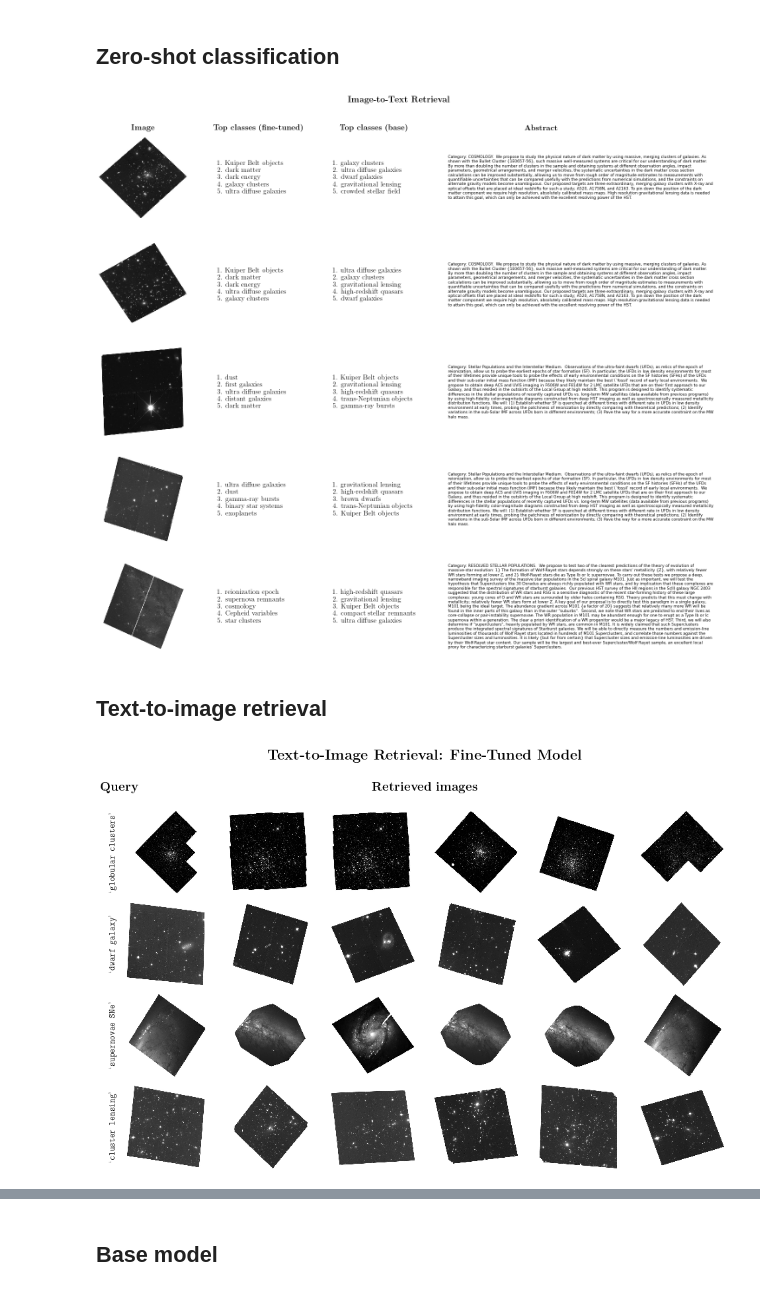
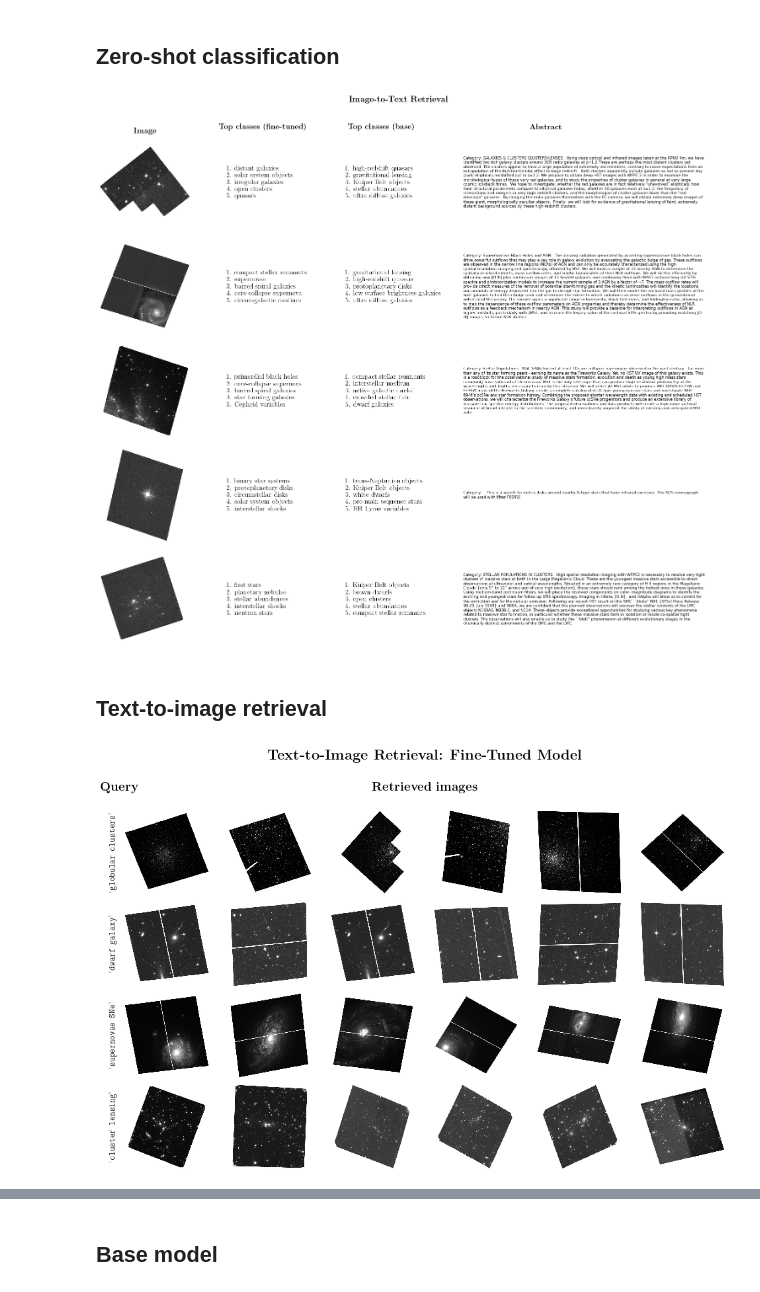
Before and after one commit to smsharma/PAPERCLIP-Hubble, a Jupyter notebook: notebooks/03_eval.ipynb, the cells around one changed output, grey strips where cells are left out. Drawn from its saved outputs; the diff is of its cells as text; code cells hidden in the pictures.

Commit message:
Get restore working in eval notebook; reinstate augmentations for eval

```diff
--- a/notebooks/03_eval.ipynb
+++ b/notebooks/03_eval.ipynb
@@ -105,10 +100,10 @@ if state is restored_state:
 # %%
-from models.dataset_utils import make_dataloader, create_input_iter
+from utils.dataset_utils import make_dataloader, create_input_iter
 import tensorflow as tf
 
-files = tf.io.gfile.glob(f"../data/tfrecords_v3/*val*.tfrecord")
+files = tf.io.gfile.glob(f"/n/holyscratch01/iaifi_lab/smsharma/hubble_data/tfrecords_v4/*val*.tfrecord")
 
-ds = make_dataloader(files, batch_size=32, seed=42, split="val", shuffle=False)
+ds = make_dataloader(files, batch_size=32, seed=42, split="val", shuffle=True)
 batches = iter(ds)
 # %%
 tokenizer = AutoTokenizer.from_pretrained("openai/clip-vit-base-patch16")
@@ -163,7 +158,7 @@ hubble_observation_categories = [
     "open clusters", "pre-main sequence stars", "protostars",
     "protoplanetary disks", "jets and outflows", "interstellar shocks",
     "HII regions", "planetary nebulae", "supernova remnants",
-    "stellar winds", "red giants", "Cepheid variables",
+    "red giants", "Cepheid variables",
     "RR Lyrae variables", "stellar abundances", "stellar dynamics",
     "compact stellar remnants", "Einstein rings","trans-Neptunian objects",
     "cosmic microwave background",
@@ -200,7 +195,7 @@ import matplotlib.pyplot as plt
 # Assuming these functions and variables are already defined:
 # model, inputs_images, claude_science_cat_inputs, restored_state, display_content, images, captions, claude_science_cat
 
-indices = [0, 2, 15, 22, 26]  # Replace with your list of indices
+indices = [1,3,4,7,9]  # Replace with your list of indices
 num_rows = len(indices)
 
 # Adjust the figsize and width_ratios as needed
@@ -210,8 +205,8 @@ gs = gridspec.GridSpec(nrows=num_rows, ncols=4, width_ratios=[1, 1, 1, 2])
 for row, idx in enumerate(indices):
     # Compute features, similarities, etc. as before
 
-    image_feat = model.get_image_features(inputs_images['pixel_values'][idx:idx + 1], params=restored_state.params);
-    text_feat = model.get_text_features(**hubble_observation_categories_inputs, params=restored_state.params)
+    image_feat = model.get_image_features(inputs_images['pixel_values'][idx:idx + 1], params=raw_restored['params']);
+    text_feat = model.get_text_features(**hubble_observation_categories_inputs, params=raw_restored['params'])
 
     cats = [hubble_observation_categories[i] for i in np.argsort(jax.vmap(cosine_similarity, in_axes=(0, None))(text_feat, image_feat[0]))[::-1]][:5]
     ranked_cats = [f"{i+1}. {cls}" for i, cls in enumerate(cats)]
@@ -258,4 +253,4 @@ fig.suptitle(r'\textbf{Image-to-Text Retrieval}', fontsize=20, y=1.02)
 plt.tight_layout()
 # plt.savefig("../paper/plots/itt.pdf", bbox_inches='tight', dpi=500)
 # %% [output]
-[figure, old version]
+[figure, new version]
@@ -292,7 +270,7 @@ image_feat_stack = []
 images_stack = []
 captions_stack = []
 
-for (images, captions) in tqdm(batches, total=200):
+for (images, captions) in tqdm(batches, total=100):
 
     images = np.array(images)
     captions = captions.numpy().tolist()
@@ -304,7 +282,7 @@ for (images, captions) in tqdm(batches, total=200):
     images = center_crop(images, 224, 224)
     inputs_images = processor(text=captions, images=(images * 255.), return_tensors="np", padding="max_length", truncation=False, max_length=77)
 
-    image_feat = jax.jit(model.get_image_features)(inputs_images['pixel_values'], params=restored_state.params);
+    image_feat = jax.jit(model.get_image_features)(inputs_images['pixel_values'], params=raw_restored['params']);
     image_feat_stack.append(image_feat)
 # %%
 import matplotlib.pyplot as plt
@@ -332,32 +310,32 @@ sorted_idxs_list = []
 
 # Process each query
 for row, query in enumerate(queries):
     query_tokenized = tokenizer([query], padding="max_length", truncation=True, max_length=77, return_tensors="np")
-    text_feat = model.get_text_features(**query_tokenized, params=restored_state.params)
+    text_feat = model.get_text_features(**query_tokenized, params=raw_restored['params'])
     sorted_idxs = np.argsort(jax.vmap(cosine_similarity, in_axes=(0, None))(np.vstack(image_feat_stack), text_feat[0]))[::-1]
 
     sorted_idxs_list.append(sorted_idxs)
 
     # Loop through the images for this query and plot them
     for col in range(m_cols):
         idx = sorted_idxs[col]
         ax = plt.subplot(len(queries), m_cols, row * m_cols + col + 1)
         ax.imshow(get_image_from_stack(images_stack, idx))
         ax.axis('off')
 
         axes_list.append(ax)
 
         # Add the query name to the left of the first column
         if col == 0:
             plt.text(-0.1, 0.5, r"`\texttt{" + query + "}'", transform=ax.transAxes, fontsize=13, rotation=90, va='center', ha='right', fontfamily='monospace')
 
 # Adding labels for "Query" and "Most similar images"
 # The coordinates here might need adjustment depending on your figure layout
 fig.text(0.1, 0.9, r"\textbf{Query}", fontsize=19, ha='center', va='center')
 fig.text(0.5, 0.9, r"\textbf{Retrieved images}", fontsize=19, ha='center', va='center')
 
 plt.tight_layout()
 plt.subplots_adjust(left=0.1, right=0.9, top=0.85, bottom=0.1, wspace=0.1, hspace=0.1)
 # plt.savefig("../paper/plots/tti.pdf", dpi=500)
 # %% [output]
-[figure, old version]
+[figure, new version]
```
Also changed, not shown: parts of 11 cells of this notebook, 1 other file.
